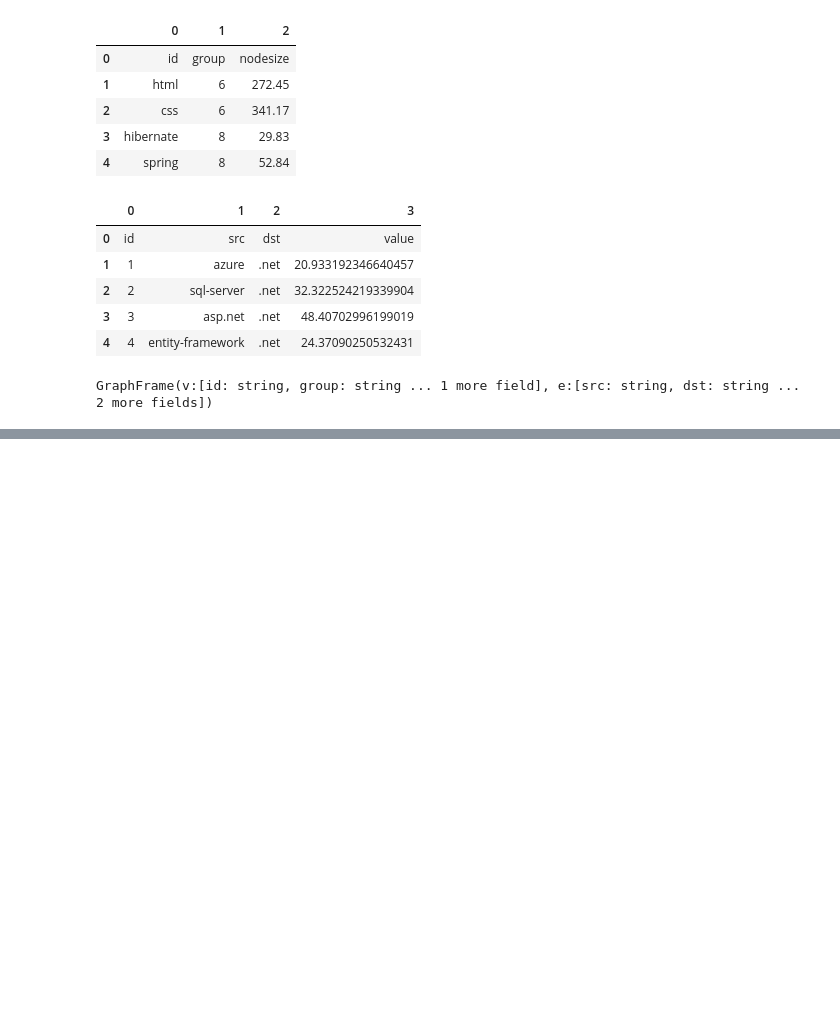
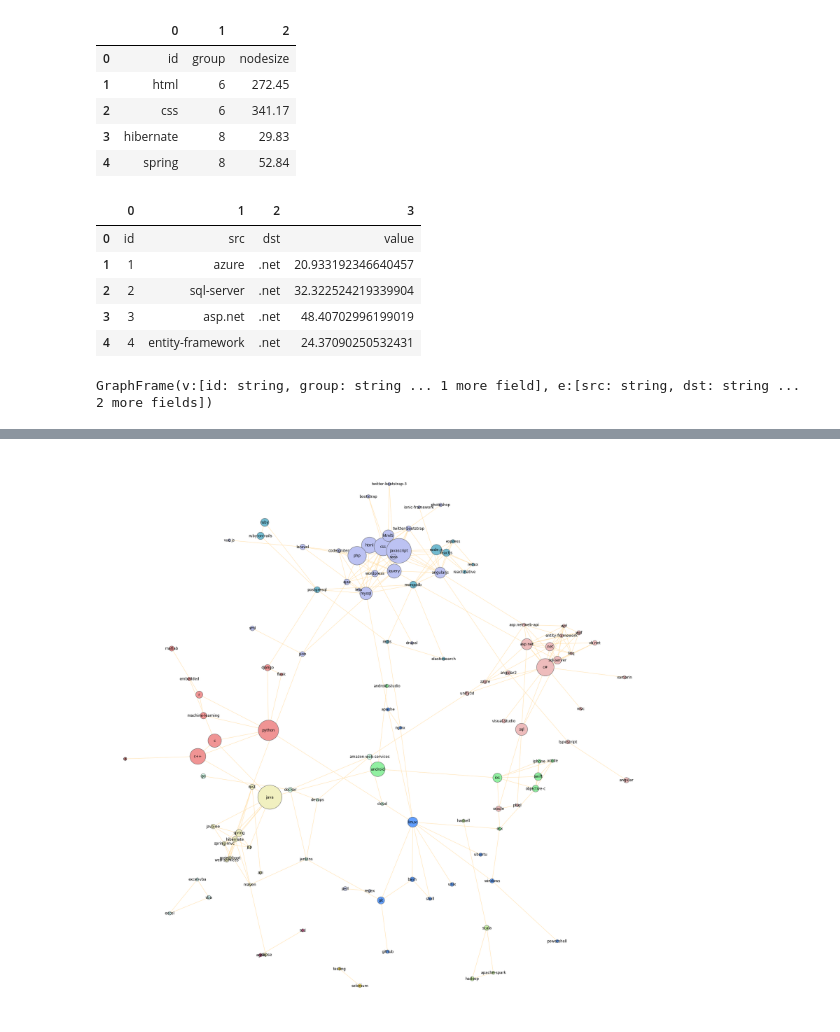
Before and after one commit to LydiaGarrido/TFG-LydiaGarrido, a Jupyter notebook: stackoverflow.ipynb, the cells around one changed output, grey strips where cells are left out. Drawn from its saved outputs; the diff is of its cells as text; code cells hidden in the pictures; blank space fills up the shorter version.

```diff
--- a/stackoverflow.ipynb
+++ b/stackoverflow.ipynb
@@ -136,0 +177,32 @@ spark.stop()
+# %%
+G = nx.Graph()
+df_nodes = pd.read_csv('data/stack_network_nodes.csv')
+df_edges = pd.read_csv('data/stack_network_links2.csv')
+
+for index, row in df_nodes.iterrows():
+    G.add_node(row["id"], name=row["id"], group=row["group"], nodesize=row["nodesize"])
+
+for index, row in df_edges.iterrows():
+    G.add_weighted_edges_from([(row["source"], row["target"], row["value"])])
+
+color_map = {1:'#f09494', 2:'#eebcbc', 3:'#72bbd0', 4:'#91f0a1', 5:'#629fff', 6:'#bcc2f2',
+             7:'#eebcbc', 8:'#f1f0c0', 9:'#d2ffe7', 10:'#caf3a6', 11:'#ffdf55', 12:'#ef77aa',
+             13:'#d6dcff', 14:'#d2f5f0'}
+
+plt.figure(figsize=(25,25))
+options = {
+    'edge_color': '#FFDEA2',
+    'width': 1,
+    'with_labels': True,
+    'font_weight': 'regular',
+}
+
+colors = [color_map[G.nodes[node]['group']] for node in G]
+sizes = [G.nodes[node]['nodesize']*10 for node in G]
+
+nx.draw(G, node_color=colors, node_size=sizes, pos=nx.spring_layout(G, k=0.80, iterations=50), **options)
+ax = plt.gca()
+ax.collections[0].set_edgecolor("#555555")
+plt.show()
+# %% [output]
+[figure, added]
```
Also changed, not shown: parts of 12 cells of this notebook, 1 other file.
